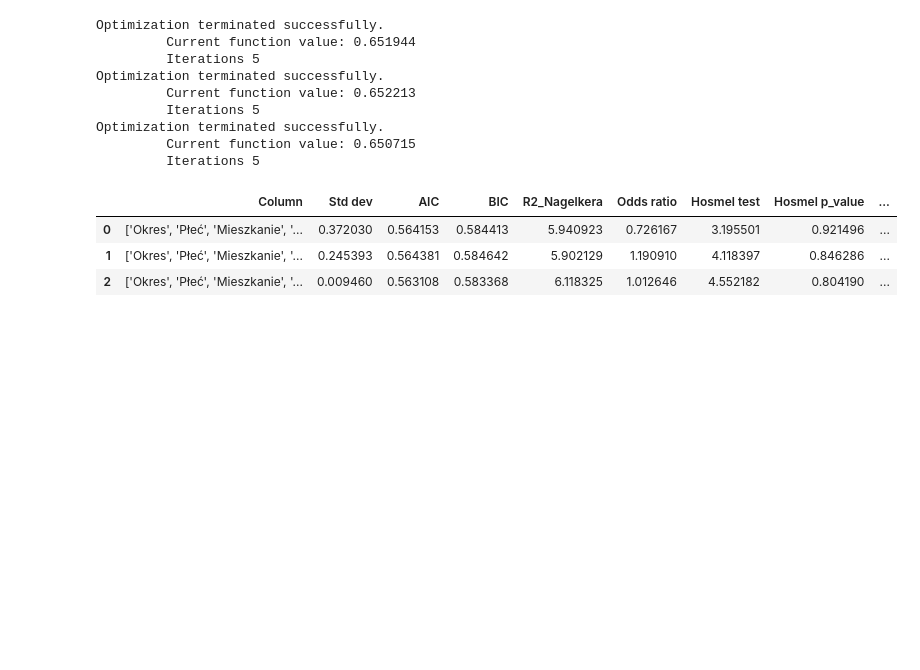
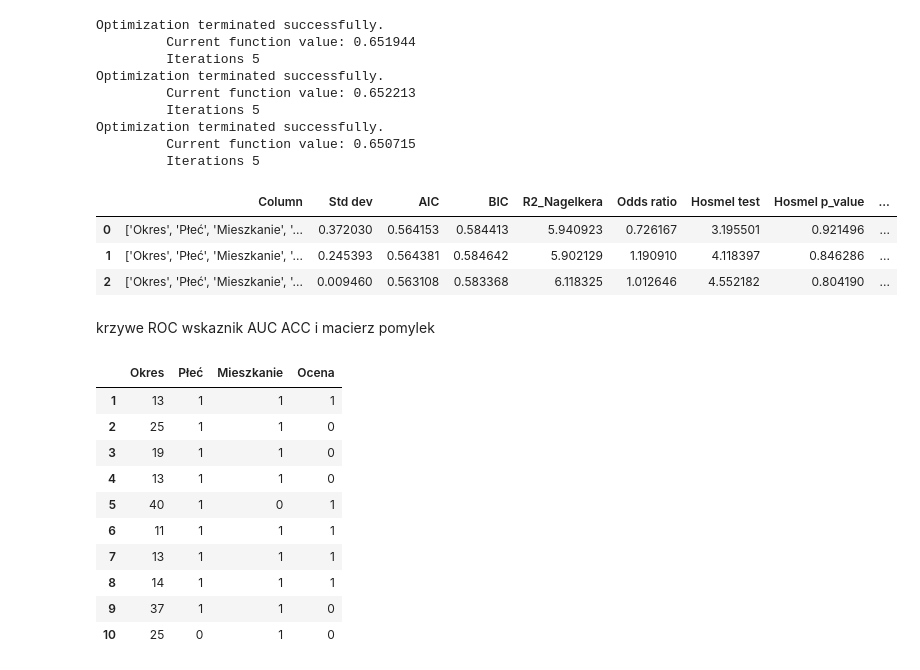
Before and after one commit to ad-po/ocena-kredytu, a Jupyter notebook: notebook.ipynb, the cells around one changed output. Drawn from its saved outputs; the diff is of its cells as text; code cells hidden in the pictures; blank space fills up the shorter version.

```diff
--- a/notebook.ipynb
+++ b/notebook.ipynb
@@ -257,3 +262,21 @@ Optimization terminated successfully.
 | 0 | ['Okres', 'Płeć', 'Mieszkanie', '... | 0.372030 | 0.564153 | 0.584413 | 5.940923 | 0.726167 | 3.195501 | 0.921496 | ... |
 | 1 | ['Okres', 'Płeć', 'Mieszkanie', '... | 0.245393 | 0.564381 | 0.584642 | 5.902129 | 1.190910 | 4.118397 | 0.846286 | ... |
 | 2 | ['Okres', 'Płeć', 'Mieszkanie', '... | 0.009460 | 0.563108 | 0.583368 | 6.118325 | 1.012646 | 4.552182 | 0.804190 | ... |
+# %% [markdown]
+krzywe ROC wskaznik AUC ACC i macierz pomylek
+# %%
+credit_evaluation = df.loc[:, ['Okres', 'Płeć', 'Mieszkanie', 'Ocena']]
+# %%
+credit_evaluation.head(10)
+# %% [output]
+|  | Okres | Płeć | Mieszkanie | Ocena |
+| 1 | 13 | 1 | 1 | 1 |
+| 2 | 25 | 1 | 1 | 0 |
+| 3 | 19 | 1 | 1 | 0 |
+| 4 | 13 | 1 | 1 | 0 |
+| 5 | 40 | 1 | 0 | 1 |
+| 6 | 11 | 1 | 1 | 1 |
+| 7 | 13 | 1 | 1 | 1 |
+| 8 | 14 | 1 | 1 | 1 |
+| 9 | 37 | 1 | 1 | 0 |
+| 10 | 25 | 0 | 1 | 0 |
```
Also changed, not shown: parts of 11 cells of this notebook.
